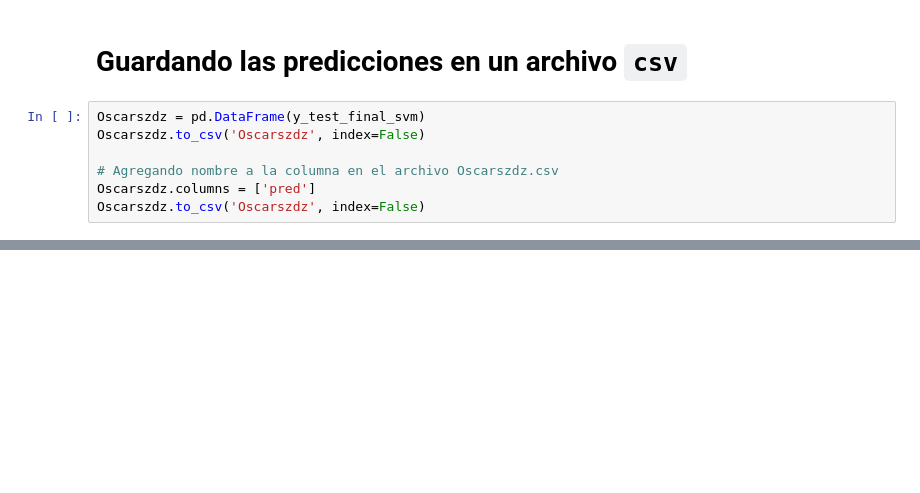
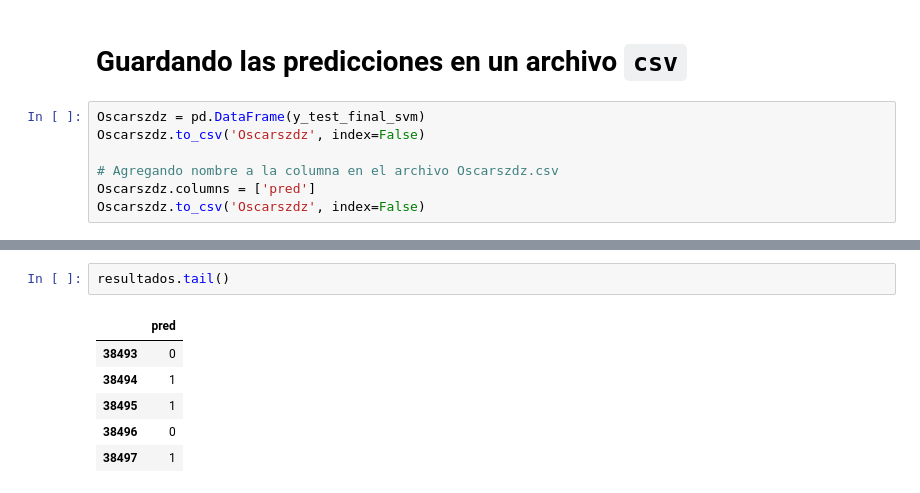
Before and after one commit to Oscarszdz/Datathon, a Jupyter notebook: Datathon_PI02.ipynb, the cells around one changed output, grey strips where cells are left out. Drawn from its saved outputs; the diff is of its cells as text; blank space fills up the shorter version.

```diff
--- a/Datathon_PI02.ipynb
+++ b/Datathon_PI02.ipynb
@@ -2026,0 +2083,9 @@ prediction_norm.head()
+# %%
+resultados.tail()
+# %% [output]
+|  | pred |
+| 38493 | 0 |
+| 38494 | 1 |
+| 38495 | 1 |
+| 38496 | 0 |
+| 38497 | 1 |
```
Also changed, not shown: parts of 24 cells of this notebook, 1 other file.
